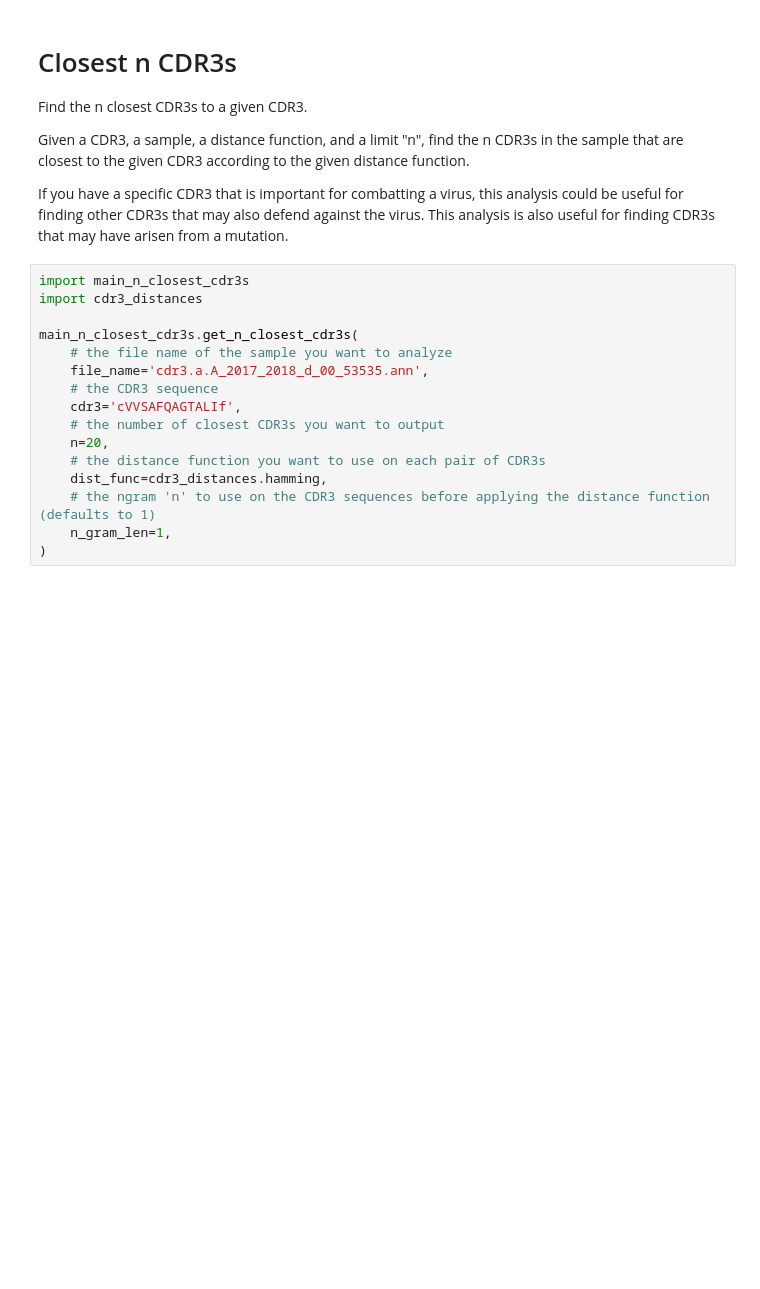
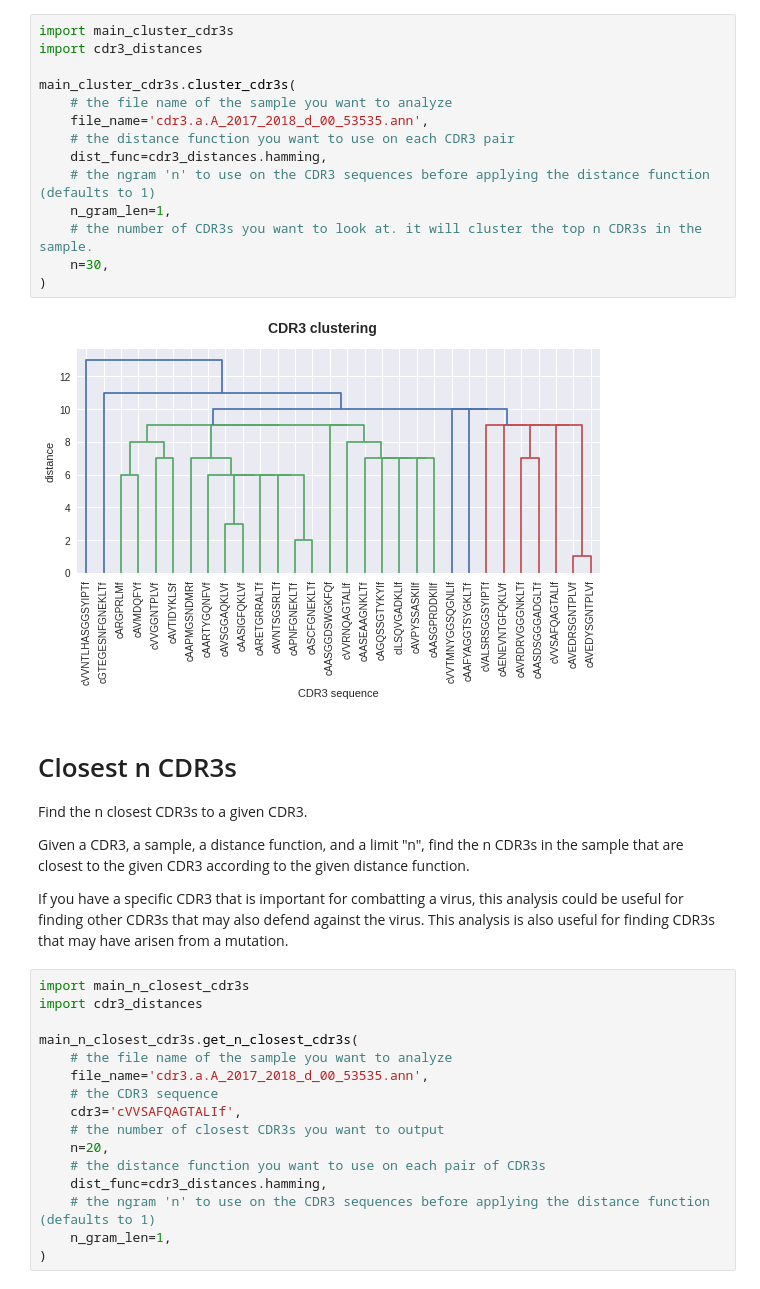
Before and after one commit to MareoRaft/tcr-analysis, a Jupyter notebook: src/analysis.ipynb, the cells around one changed output. Cells and saved outputs as stored; diff of their text form; blank space fills up the shorter version.

Commit message:
cdr3 clustering frontend. working.

```diff
--- a/src/analysis.ipynb
+++ b/src/analysis.ipynb
@@ -1,3 +9,19 @@
+# %%
+import main_cluster_cdr3s
+import cdr3_distances
+
+main_cluster_cdr3s.cluster_cdr3s(
+    # the file name of the sample you want to analyze
+    file_name='cdr3.a.A_2017_2018_d_00_53535.ann',
+    # the distance function you want to use on each CDR3 pair
+    dist_func=cdr3_distances.hamming,
+    # the ngram 'n' to use on the CDR3 sequences before applying the distance function (defaults to 1)
+    n_gram_len=1,
+    # the number of CDR3s you want to look at. it will cluster the top n CDR3s in the sample.
+    n=30,
+)
+# %% [output]
+[figure, added]
 # %% [markdown]
 # Closest n CDR3s
 
```
Also changed, not shown: parts of 3 cells of this notebook, 1 other file.
